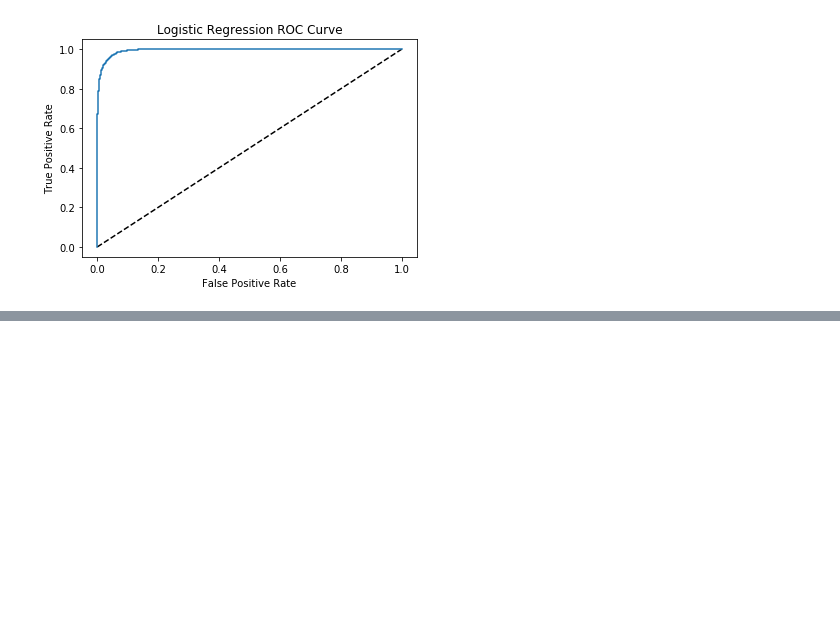
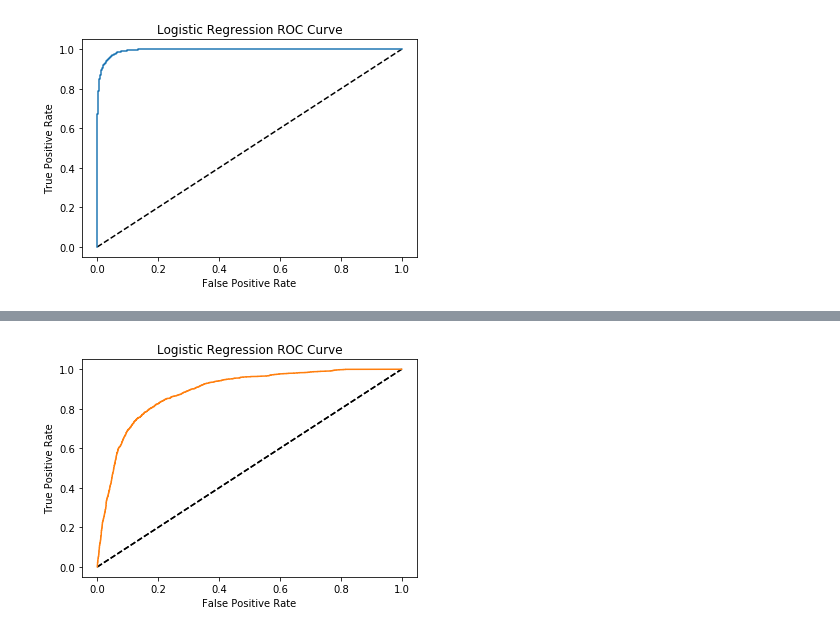
Before and after one commit to juliannarenaud/springboarddatasciencecourse, a Jupyter notebook: UltimateChallenge_JuliannaRenaud.ipynb, the cells around one changed output, grey strips where cells are left out. Drawn from its saved outputs; the diff is of its cells as text; code cells hidden in the pictures; blank space fills up the shorter version.

```diff
--- a/UltimateChallenge_JuliannaRenaud.ipynb
+++ b/UltimateChallenge_JuliannaRenaud.ipynb
@@ -583,0 +777,15 @@ plt.show();
+# %%
+#Printing ROC Curve
+y_pred_prob1 = model1.predict_proba(X_test1)[:,1]
+
+fpr1, tpr1, thresholds1 = roc_curve(y_test1, y_pred_prob1)
+
+plt.plot([0, 1], [0, 1], 'k--')
+plt.plot(fpr1, tpr1, label= 'Logistic Regression')
+plt.xlabel('False Positive Rate')
+plt.ylabel('True Positive Rate')
+plt.title('Logistic Regression ROC Curve')
+
+plt.show()
+# %% [output]
+[figure, added]
```
Also changed, not shown: parts of 18 cells of this notebook.
